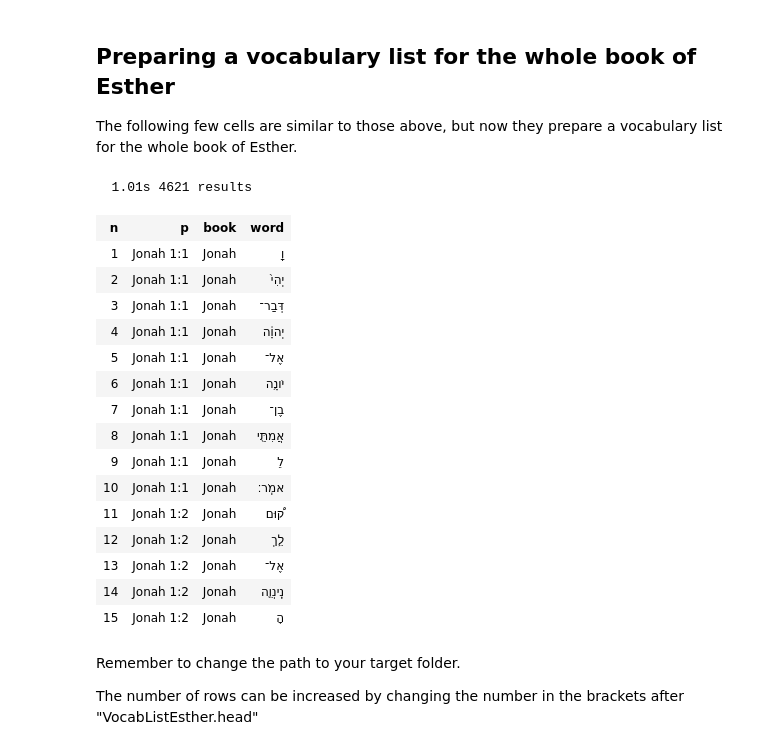
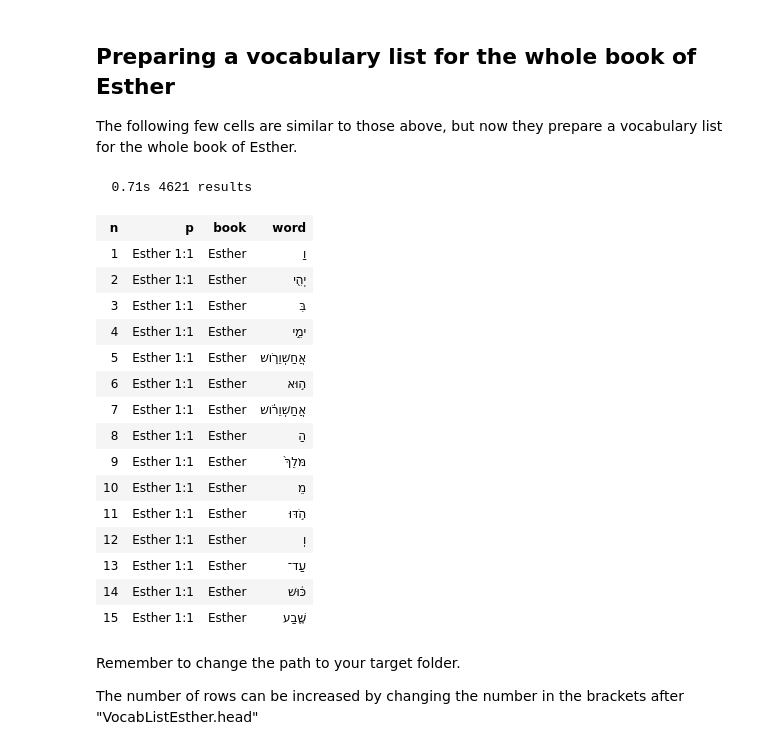
Before and after one commit to MalcolmGohSG/Esther, a Jupyter notebook: Esther-Setup.ipynb, the cells around one changed output. Drawn from its saved outputs; the diff is of its cells as text; code cells hidden in the pictures.

```diff
--- a/Esther-Setup.ipynb
+++ b/Esther-Setup.ipynb
@@ -283,28 +284,28 @@ The following few cells are similar to those above, but now they prepare a vocab
 # %%
 VocabListEsther = '''
 book book=Esther
         word freq_lex* dict_bol_HebArm* dict_bol_EN* dict_bol_abc* lex*
 '''
 VocabListEsther  = BHS.search(VocabListEsther)
-BHS.table(VocabListJona, start=1, end=15, extraFeatures={'freq_lex', 'dict_bol_HebArm', 'dict_bol_EN', 'dict_bol_abc','gloss'}, condensed=False)
+BHS.table(VocabListEsther, start=1, end=15, extraFeatures={'freq_lex', 'dict_bol_HebArm', 'dict_bol_EN', 'dict_bol_abc','gloss'}, condensed=False)
 # %% [output]
-  1.01s 4621 results
+  0.71s 4621 results
 | n | p | book | word |
-| 1 | Jonah 1:1 | Jonah | וַֽ |
-| 2 | Jonah 1:1 | Jonah | יְהִי֙ |
-| 3 | Jonah 1:1 | Jonah | דְּבַר־ |
-| 4 | Jonah 1:1 | Jonah | יְהוָ֔ה |
-| 5 | Jonah 1:1 | Jonah | אֶל־ |
-| 6 | Jonah 1:1 | Jonah | יֹונָ֥ה |
-| 7 | Jonah 1:1 | Jonah | בֶן־ |
-| 8 | Jonah 1:1 | Jonah | אֲמִתַּ֖י |
-| 9 | Jonah 1:1 | Jonah | לֵ |
-| 10 | Jonah 1:1 | Jonah | אמֹֽר׃ |
-| 11 | Jonah 1:2 | Jonah | ק֠וּם |
-| 12 | Jonah 1:2 | Jonah | לֵ֧ךְ |
-| 13 | Jonah 1:2 | Jonah | אֶל־ |
-| 14 | Jonah 1:2 | Jonah | נִֽינְוֵ֛ה |
-| 15 | Jonah 1:2 | Jonah | הָ |
+| 1 | Esther 1:1 | Esther | וַ |
+| 2 | Esther 1:1 | Esther | יְהִ֖י |
+| 3 | Esther 1:1 | Esther | בִּ |
+| 4 | Esther 1:1 | Esther | ימֵ֣י |
+| 5 | Esther 1:1 | Esther | אֲחַשְׁוֵרֹ֑ושׁ |
+| 6 | Esther 1:1 | Esther | ה֣וּא |
+| 7 | Esther 1:1 | Esther | אֲחַשְׁוֵרֹ֗ושׁ |
+| 8 | Esther 1:1 | Esther | הַ |
+| 9 | Esther 1:1 | Esther | מֹּלֵךְ֙ |
+| 10 | Esther 1:1 | Esther | מֵ |
+| 11 | Esther 1:1 | Esther | הֹ֣דּוּ |
+| 12 | Esther 1:1 | Esther | וְ |
+| 13 | Esther 1:1 | Esther | עַד־ |
+| 14 | Esther 1:1 | Esther | כּ֔וּשׁ |
+| 15 | Esther 1:1 | Esther | שֶׁ֛בַע |
 # %% [markdown]
 Remember to change the path to your target folder.
 
```
Also changed, not shown: parts of 17 cells of this notebook.
